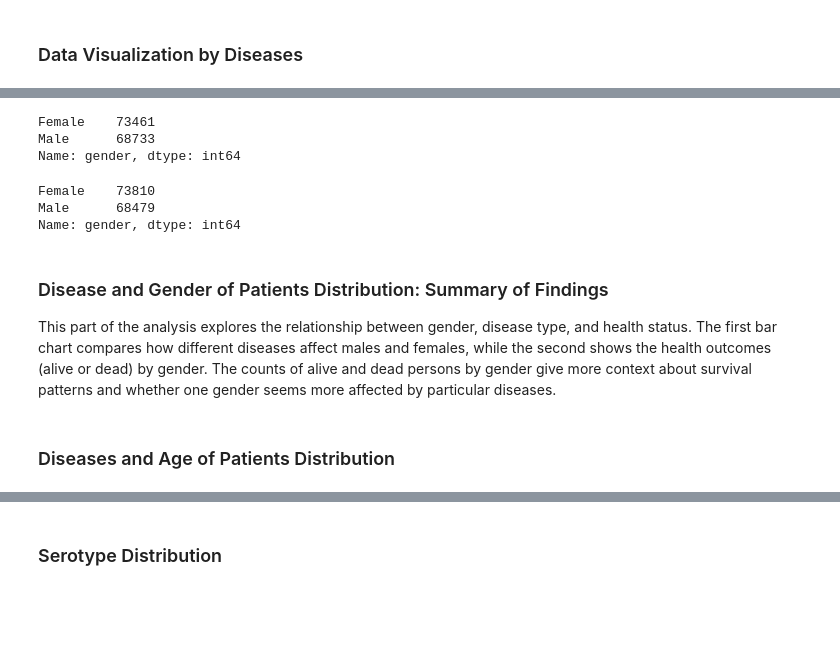
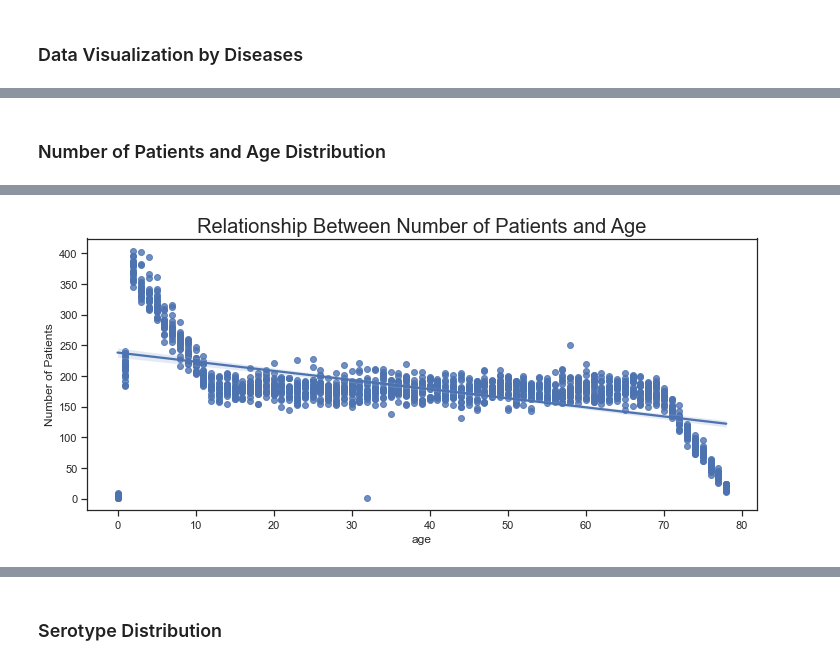
Before and after one commit to olusola-belle/infectious_disease_in_nigeria, a Jupyter notebook: Infectious Disease In Nigeria Project.ipynb, the cells around one changed output, grey strips where cells are left out. Drawn from its saved outputs; the diff is of its cells as text; code cells hidden in the pictures; blank space fills up the shorter version.

```diff
--- a/Infectious Disease In Nigeria Project.ipynb
+++ b/Infectious Disease In Nigeria Project.ipynb
@@ -403,27 +407,11 @@ px.bar(infectious_data_gender, x= 'gender' , y='Number of Patients', color= 'hea
-# %%
-alive_persons = infectious_data.loc[infectious_data['health_status']== 'Alive']
-alive_persons.gender.value_counts()
-# %% [output]
-Female    73461
-Male      68733
-Name: gender, dtype: int64
-# %%
-dead_persons = infectious_data.loc[infectious_data['health_status']== 'Dead']
-dead_persons.gender.value_counts()
-# %% [output]
-Female    73810
-Male      68479
-Name: gender, dtype: int64
-# %% [markdown]
-### Disease and Gender of Patients Distribution: Summary of Findings
-This part of the analysis explores the relationship between gender, disease type, and health status.
-The first bar chart compares how different diseases affect males and females, while the second shows the health outcomes (alive or dead) by gender.
-The counts of alive and dead persons by gender give more context about survival patterns and whether one gender seems more affected by particular diseases.
 # %% [markdown]
-### Diseases and Age of Patients Distribution
+### Number of Patients and Age Distribution
 # %%
 infectious_data_age = infectious_data.groupby(['age', 'disease', 'health_status'])['id'].count().reset_index(name='Number of Patients').sort_values(by= 'Number of Patients', ascending= False)
 infectious_data_age
 
-px.bar(infectious_data_age, x= 'age' , y='Number of Patients', color= 'health_status')
+plt.figure(figsize=(12, 5))
+sns.regplot(data= infectious_data_age, x= 'age' , y='Number of Patients')
+plt.title('Relationship Between Number of Patients and Age', fontsize = 20)
+plt.show()
 # %% [output]
@@ -430,0 +418 @@ px.bar(infectious_data_age, x= 'age' , y='Number of Patients', color= 'health_st
+[figure, added]
```
Also changed, not shown: parts of 27 cells of this notebook.
